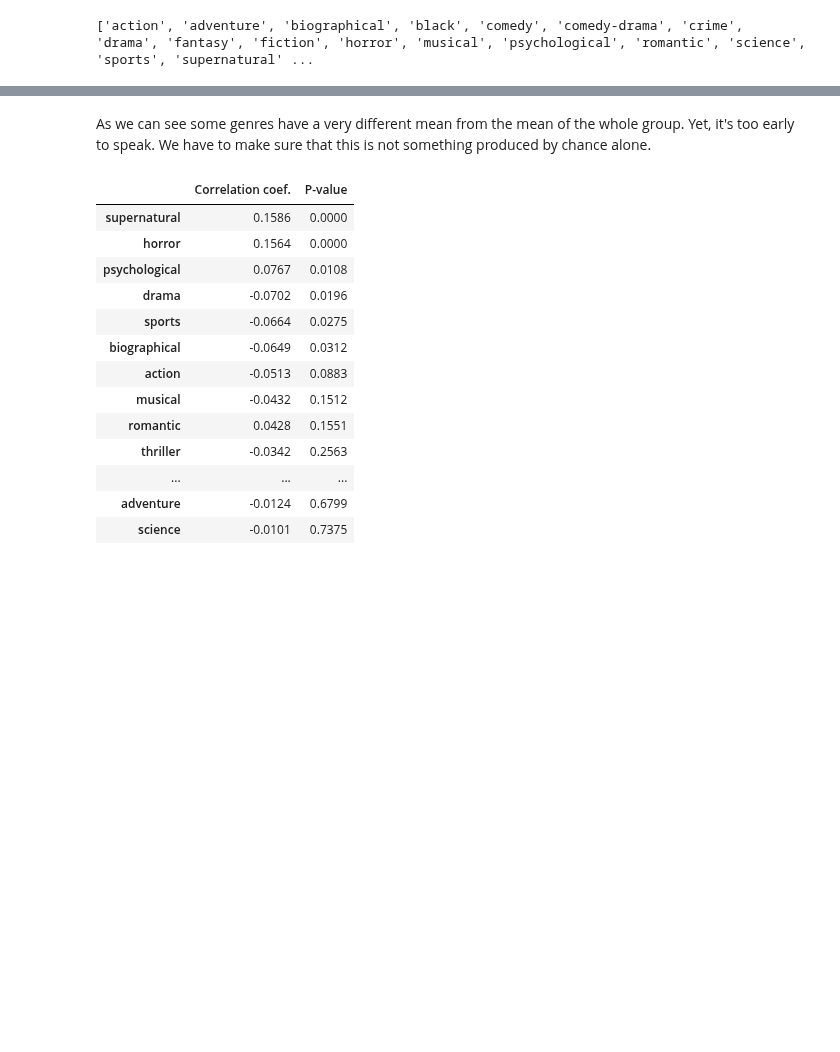
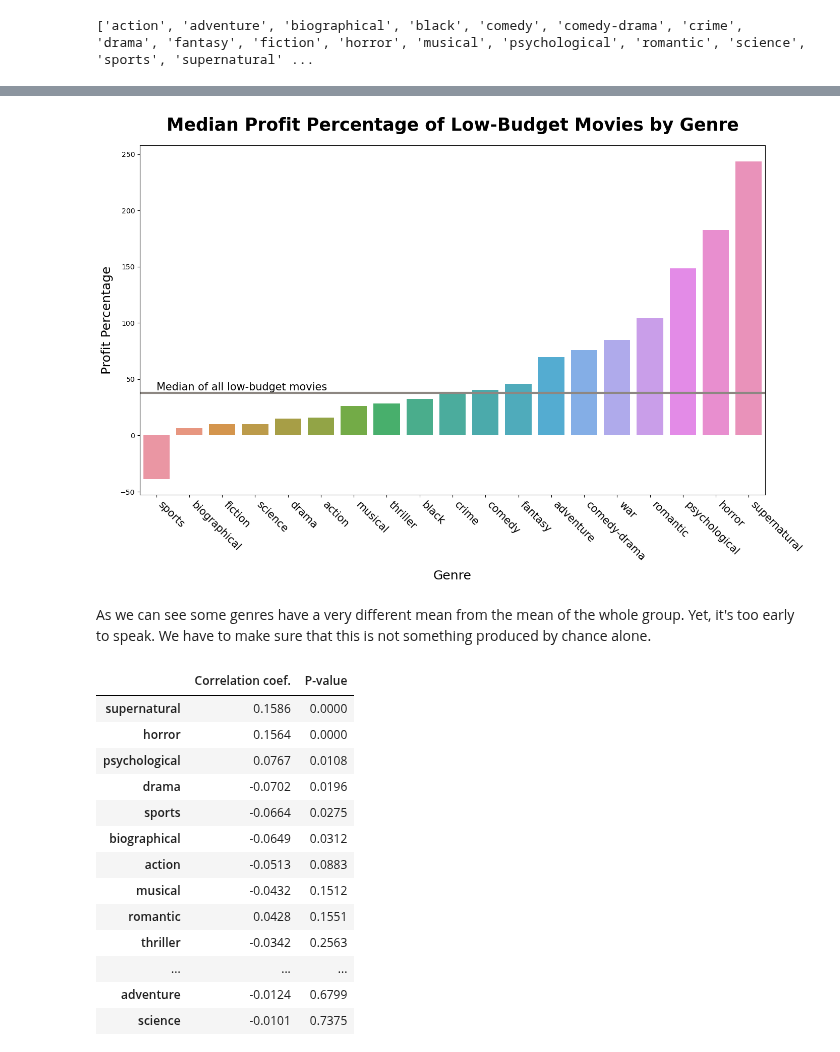
Before and after one commit to S3tuit/jup_lab, a Jupyter notebook: movies_analysis.ipynb, the cells around one changed output, grey strips where cells are left out. Drawn from its saved outputs; the diff is of its cells as text; code cells hidden in the pictures; blank space fills up the shorter version.

```diff
--- a/movies_analysis.ipynb
+++ b/movies_analysis.ipynb
@@ -94,3 +173,24 @@ ax.hlines(y=low_df_profit_perc['Profit perc'].mean(),
+# %%
+fig, ax = plt.subplots(figsize=(16,9))
+
+data2 = low_df_profit_perc.drop(columns='Profit perc').median(axis=0).sort_values().to_frame().reset_index()
+
+ax = sns.barplot(data=data2, x='index', y=0)
+
+plt.axhline(y=data2[0].median(), color='#8D8782',linewidth=3)
+ax.annotate('Median of all low-budget movies', xy=(0, data2[0].median() + 5),
+            ha='left', va='center', fontsize=15)
+
+plt.xticks(rotation=-45, fontsize=15, ha='left')
+
+ax.set_ylabel('Profit Percentage', fontsize=18, labelpad=10)
+ax.set_xlabel('Genre', fontsize=18, labelpad=10)
+ax.set_title('Median Profit Percentage of Low-Budget Movies by Genre',
+             fontsize=25, pad=21, fontweight='bold')
+
+plt.show()
+# %% [output]
+[figure, added]
 # %% [markdown]
 As we can see some genres have a very different mean from the mean of the whole group. Yet, it's too early to speak. We have to make sure that this is not something produced by chance alone.
 # %%
```
Also changed, not shown: parts of 40 cells of this notebook.
